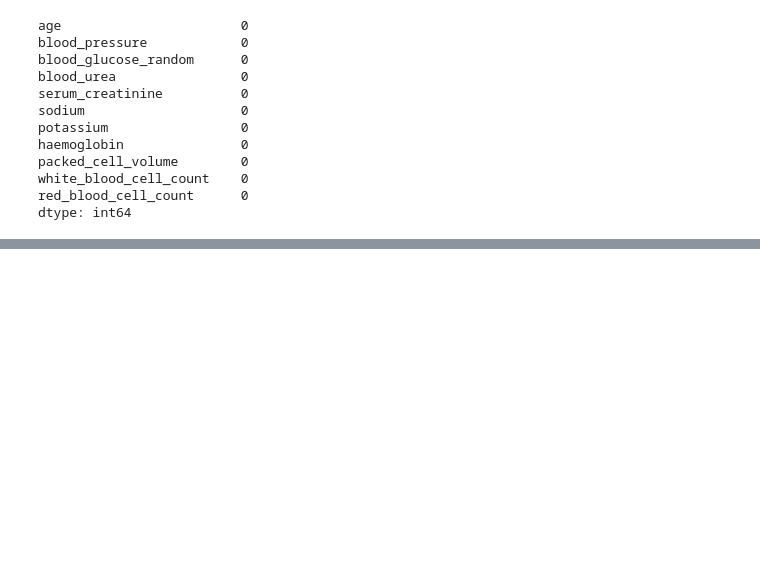
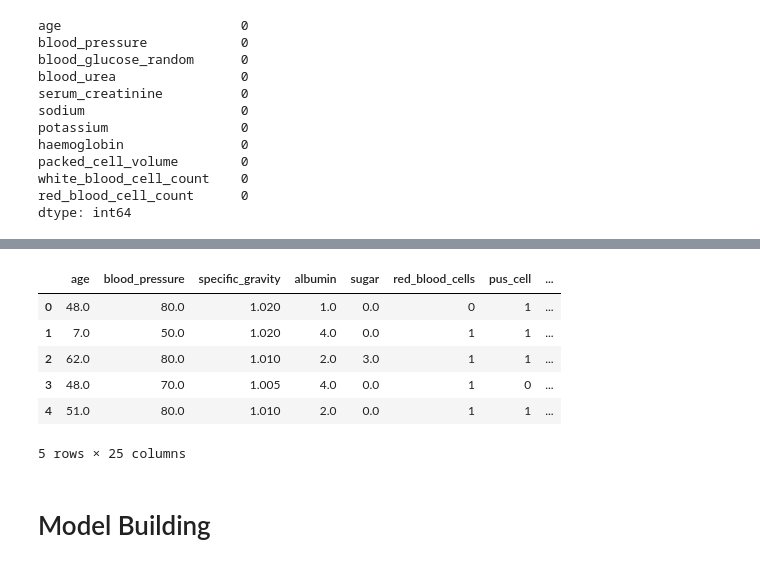
Before and after one commit to anupstar100/Chronic-Kidney-Disease-Prediction, a Jupyter notebook: Chronic_Kidney_Disease_Prediction.ipynb, the cells around one changed output, grey strips where cells are left out. Cells and saved outputs as stored; diff of their text form; code cells hidden in the pictures; blank space fills up the shorter version.

```diff
--- a/Chronic_Kidney_Disease_Prediction.ipynb
+++ b/Chronic_Kidney_Disease_Prediction.ipynb
@@ -335,5 +335,5 @@ def random_value_imputation(feature):
 
 # creating func for imputing most common value(modal value)
 def impute_mode(feature):
-    mode = df.mode()[0]
+    mode = df[feature].mode()[0]
     df[feature] = df[feature].fillna(mode)
@@ -402,0 +407,20 @@ dtype: float64
+# %%
+# using labelencoder and applying on cat cols
+from sklearn.preprocessing import LabelEncoder
+
+le = LabelEncoder()
+
+for col in cat_cols[3:]:
+    df[col] = le.fit_transform(df[col])
+# %%
+df.head()
+# %% [output]
+|  | age | blood_pressure | specific_gravity | albumin | sugar | red_blood_cells | pus_cell | ... |
+| 0 | 48.0 | 80.0 | 1.020 | 1.0 | 0.0 | 0 | 1 | ... |
+| 1 | 7.0 | 50.0 | 1.020 | 4.0 | 0.0 | 1 | 1 | ... |
+| 2 | 62.0 | 80.0 | 1.010 | 2.0 | 3.0 | 1 | 1 | ... |
+| 3 | 48.0 | 70.0 | 1.005 | 4.0 | 0.0 | 1 | 0 | ... |
+| 4 | 51.0 | 80.0 | 1.010 | 2.0 | 0.0 | 1 | 1 | ... |
+5 rows × 25 columns
+# %% [markdown]
+# Model Building
```
Also changed, not shown: parts of 15 cells of this notebook.
